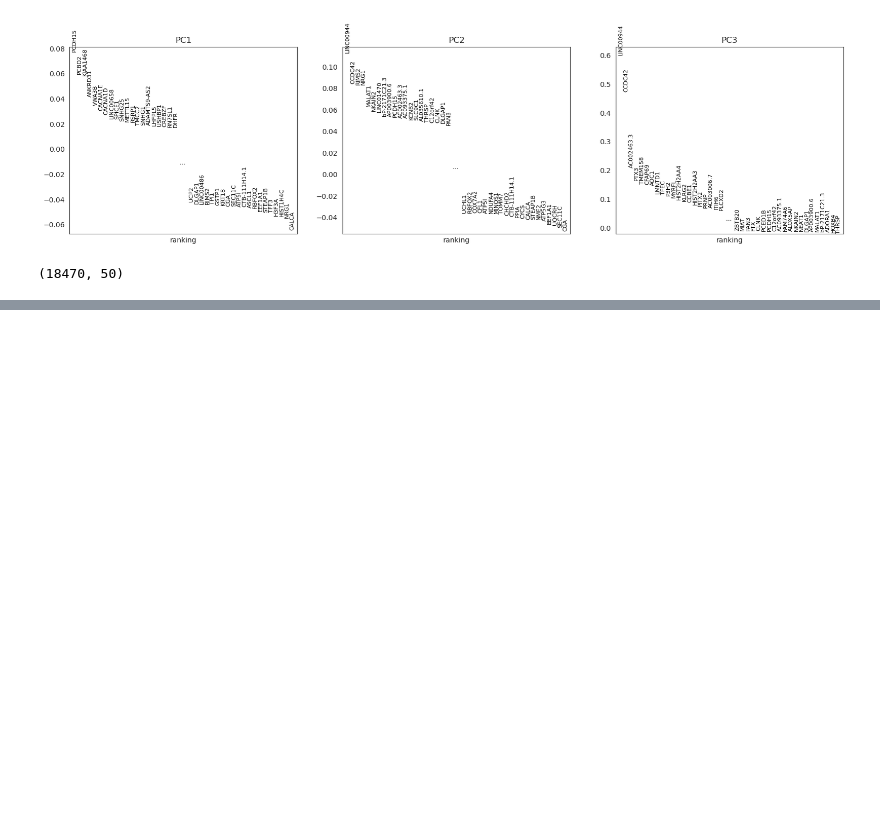
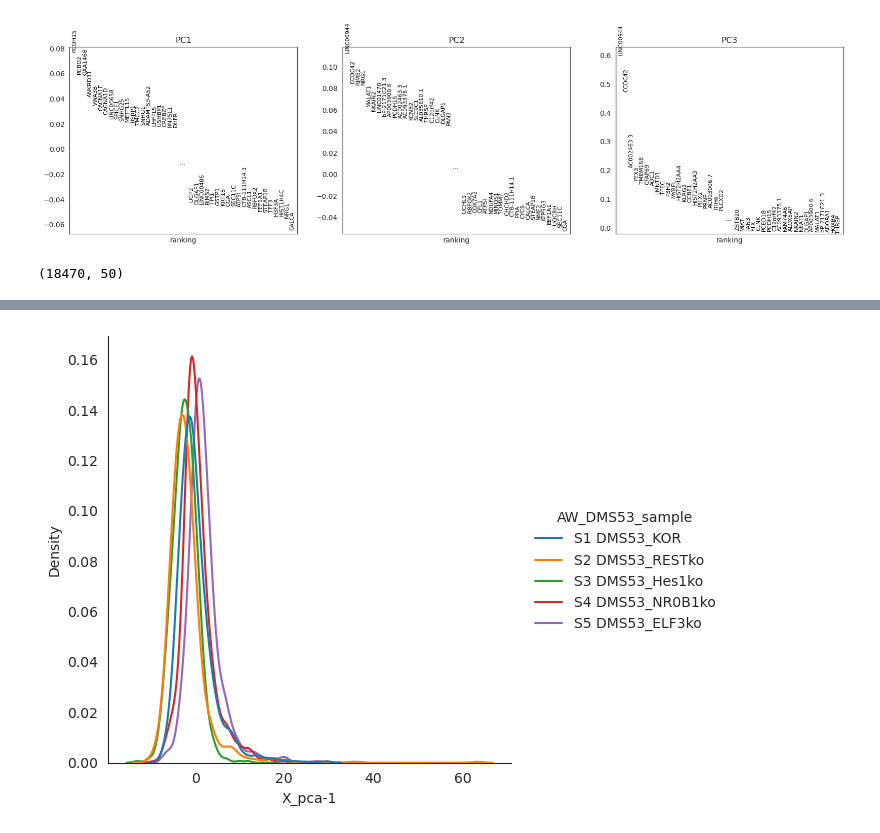
Before and after one commit to QuLab-VU/tempo_code, a Jupyter notebook: rna_seq/DMS53_MT_RP_filter.ipynb, the cells around one changed output, grey strips where cells are left out. Drawn from its saved outputs; the diff is of its cells as text; code cells hidden in the pictures; blank space fills up the shorter version.

```diff
--- a/rna_seq/DMS53_MT_RP_filter.ipynb
+++ b/rna_seq/DMS53_MT_RP_filter.ipynb
@@ -305,0 +332,4 @@ mt_rp_filter.varm['PCs'].shape
+# %%
+fig3 = sns.displot(pca_df, x='X_pca-1', hue='AW_DMS53_sample', kind="kde", common_norm=False)
+# %% [output]
+[figure, added]
```
Also changed, not shown: parts of 3 cells of this notebook, 2 other files.
